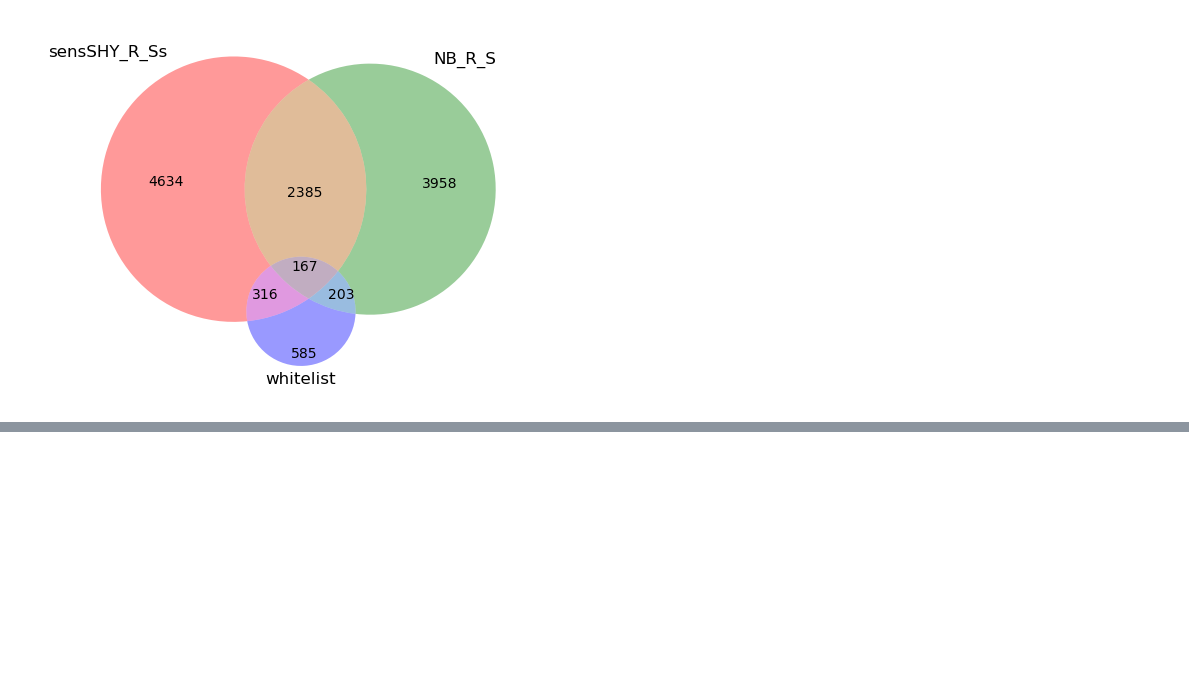
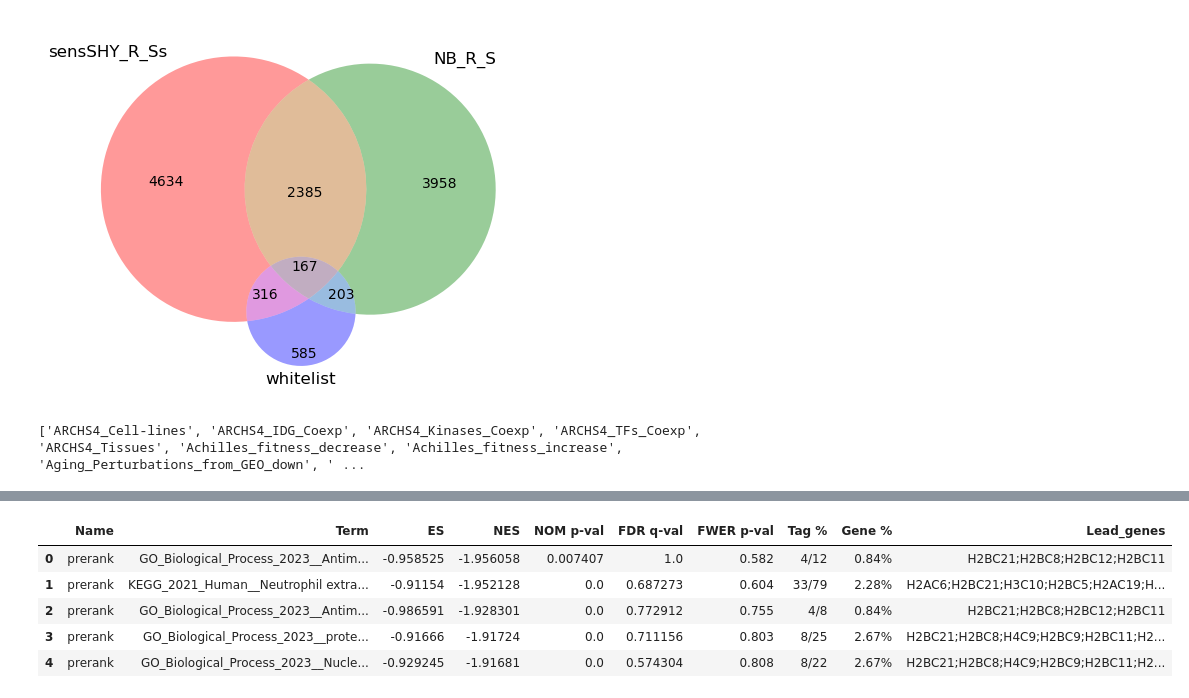
Before and after one commit to Lucmeister55/lvisser, a Jupyter notebook: roberto.ipynb, the cells around one changed output, grey strips where cells are left out. Saved outputs shown, nothing was run; the diff lists cells and outputs as text; code cells hidden in the pictures; blank space fills up the shorter version.

```diff
--- a/roberto.ipynb
+++ b/roberto.ipynb
@@ -42,0 +19,15 @@ DEG_NB_R_S.head()
+# %%
+DEG_sensSHY_R_Ss = pd.read_csv("/data/lvisser/DE_genes/DE_results_human_Group_R_Ss_sensSHY.csv", index_col=0)
+DEG_sensSHY_R_Ss["rank"] = -np.log10(DEG_sensSHY_R_Ss["padj"])*DEG_sensSHY_R_Ss['log2FoldChange']
+all_sensSHY_R_Ss = DEG_sensSHY_R_Ss["name"].dropna().tolist()
+DEG_sensSHY_R_Ss = DEG_sensSHY_R_Ss[DEG_sensSHY_R_Ss['padj'] < 0.05]
+# Filter upregulated genes
+upregulated_genes_sensSHY_R_Ss = DEG_sensSHY_R_Ss[DEG_sensSHY_R_Ss['log2FoldChange'] > 1]["name"].dropna().tolist()
+# Filter downregulated genes
+downregulated_genes_sensSHY_R_Ss = DEG_sensSHY_R_Ss[DEG_sensSHY_R_Ss['log2FoldChange'] < -1]["name"].dropna().tolist()
+# Save upregulated genes to a CSV file
+pd.DataFrame(upregulated_genes_sensSHY_R_Ss).to_csv('/data/lvisser/DE_genes/upregulated_genes_sensSHY_R_Ss.txt', index=False, header=False, sep='\t')
+# Save downregulated genes to a CSV file
+pd.DataFrame(downregulated_genes_sensSHY_R_Ss).to_csv('/data/lvisser/DE_genes/downregulated_genes_sensSHY_R_Ss.txt', index=False, header=False, sep='\t')
+print(DEG_sensSHY_R_Ss.shape)
+DEG_sensSHY_R_Ss.head()
@@ -76,0 +96,25 @@ bq_client = cmap_config.get_bq_client()
+# %%
+# Get all available gene sets
+gene_sets = gp.get_library_name(organism = "Human")  # or 'Mouse'
+
+print(gene_sets)
+# %% [output]
+['ARCHS4_Cell-lines', 'ARCHS4_IDG_Coexp', 'ARCHS4_Kinases_Coexp', 'ARCHS4_TFs_Coexp', 'ARCHS4_Tissues', 'Achilles_fitness_decrease', 'Achilles_fitness_increase', 'Aging_Perturbations_from_GEO_down', ' ...
+# %%
+# # run prerank
+# # enrichr libraries are supported by prerank module. Just provide the name
+# # use 4 process to acceralate the permutation speed
+pre_res = gp.prerank(rnk=DEG_sensSHY_R_Ss[["name", "rank"]].dropna().reset_index(drop=True), # or rnk = rnk,
+                     gene_sets=['MSigDB_Hallmark_2020','KEGG_2021_Human', 'GO_Molecular_Function_2023', 'GO_Biological_Process_2023', 'GO_Cellular_Component_2023'],
+                     background=all_sensSHY_R_Ss,
+                     threads=8,
+                     min_size=5,
+                     max_size=1000,
+                     permutation_num=1000, # reduce number to speed up testing
+                     outdir=None, # don't write to disk
+                     seed=6,
+                     verbose=True, # see what's going on behind the scenes
+                    )
+
+pre_res.res2d.head(5)
+# %% [output]
@@ -76,0 +131,6 @@ bq_client = cmap_config.get_bq_client()
+|  | Name | Term | ES | NES | NOM p-val | FDR q-val | FWER p-val | Tag % | Gene % | Lead_genes |
+| 0 | prerank | GO_Biological_Process_2023__Antim... | -0.958525 | -1.956058 | 0.007407 | 1.0 | 0.582 | 4/12 | 0.84% | H2BC21;H2BC8;H2BC12;H2BC11 |
+| 1 | prerank | KEGG_2021_Human__Neutrophil extra... | -0.91154 | -1.952128 | 0.0 | 0.687273 | 0.604 | 33/79 | 2.28% | H2AC6;H2BC21;H3C10;H2BC5;H2AC19;H... |
+| 2 | prerank | GO_Biological_Process_2023__Antim... | -0.986591 | -1.928301 | 0.0 | 0.772912 | 0.755 | 4/8 | 0.84% | H2BC21;H2BC8;H2BC12;H2BC11 |
+| 3 | prerank | GO_Biological_Process_2023__prote... | -0.91666 | -1.91724 | 0.0 | 0.711156 | 0.803 | 8/25 | 2.67% | H2BC21;H2BC8;H4C9;H2BC9;H2BC11;H2... |
+| 4 | prerank | GO_Biological_Process_2023__Nucle... | -0.929245 | -1.91681 | 0.0 | 0.574304 | 0.808 | 8/22 | 2.67% | H2BC21;H2BC8;H4C9;H2BC9;H2BC11;H2... |
```
Also changed, not shown: parts of 9 cells of this notebook, 5 other files.
